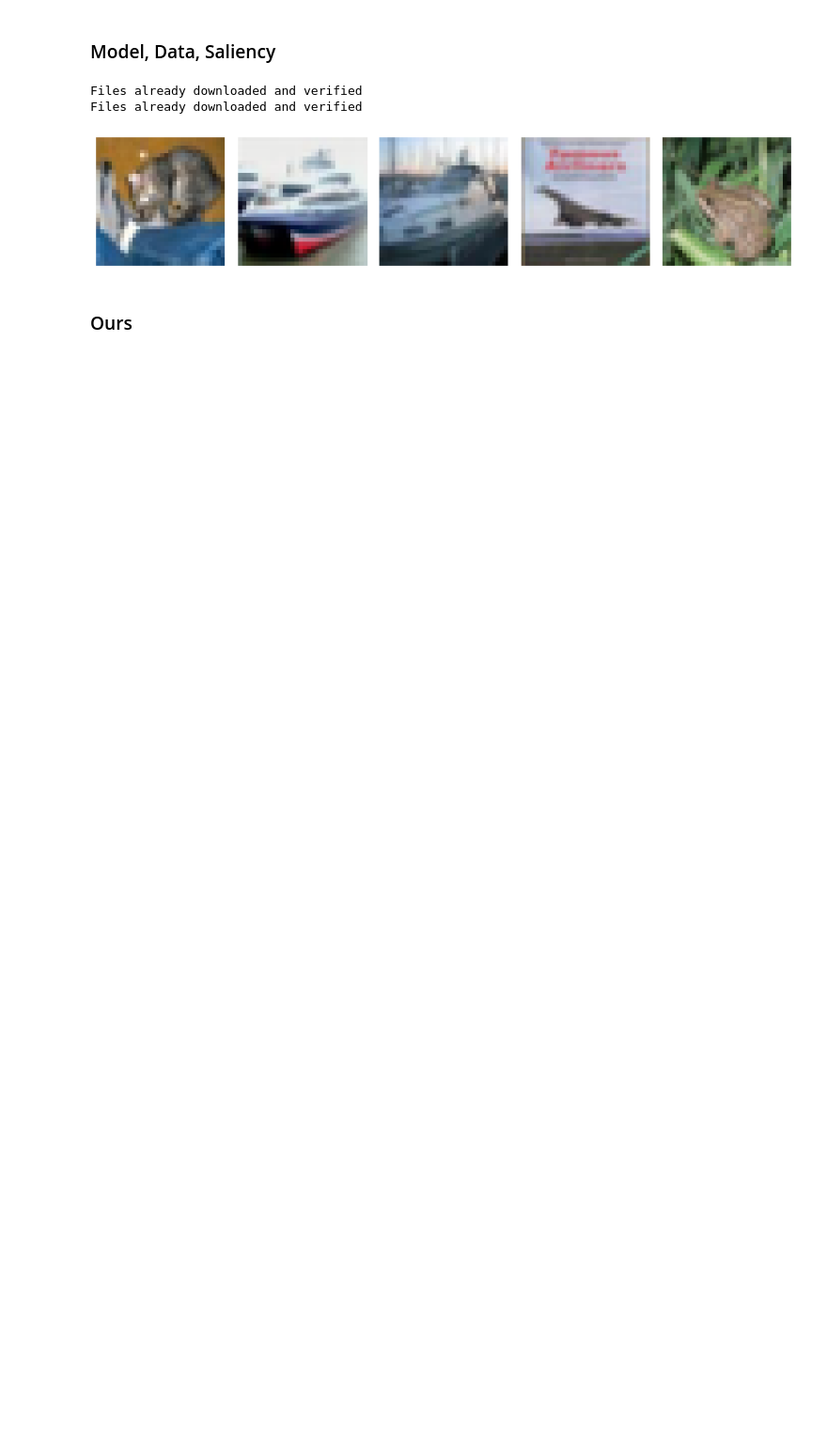
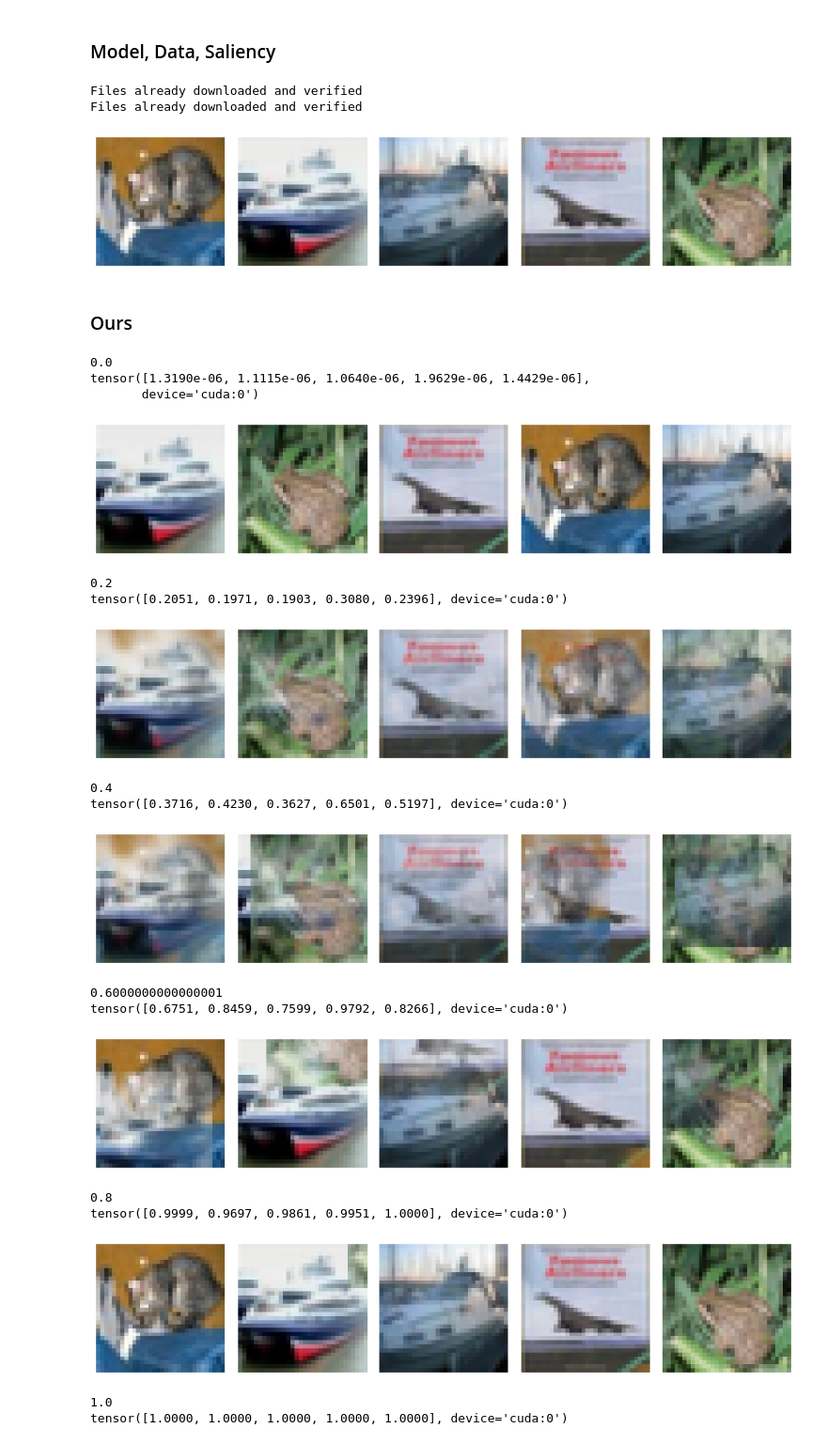
Before and after one commit to averyma/best-mix, a Jupyter notebook: notebook/ours-visualization-cifar10.ipynb, the cells around one changed output. Shown at 94% size. Drawn from its saved outputs; the diff is of its cells as text; code cells hidden in the pictures; blank space fills up the shorter version.

```diff
--- a/notebook/ours-visualization-cifar10.ipynb
+++ b/notebook/ours-visualization-cifar10.ipynb
@@ -144,14 +147,33 @@ normalized_grad = grad/grad.sum(dim=[1,2],keepdim=True).detach()
 # %%
 from utils_mixup import gradmix_v2_improved_v4_1
 
-for _alpha in np.linspace(0,1,11):
+for _alpha in np.linspace(0,1,6):
     print(_alpha)
     _sigma = 1.0
 #     _alpha = 0.7
     blurr = torchvision.transforms.GaussianBlur(5, sigma=(_sigma, _sigma))
 
     grad = blurr(input_var.grad.detach().abs().mean(dim=1)).squeeze()
 
     mixed_x, mixed_y, mixed_lam = gradmix_v2_improved_v4_1(input_sp.cuda(), targets.cuda(), grad.unsqueeze(1).cuda(), alpha = _alpha, normalization = 'standard', debug=True, rand_pos = 1)
     print(mixed_lam[0])
     print_fig(mixed_x.cpu() * std_torch + mean_torch)
+# %% [output]
+0.0
+tensor([1.3190e-06, 1.1115e-06, 1.0640e-06, 1.9629e-06, 1.4429e-06],
+       device='cuda:0')
+[figure, added]
+0.2
+tensor([0.2051, 0.1971, 0.1903, 0.3080, 0.2396], device='cuda:0')
+[figure, added]
+0.4
+tensor([0.3716, 0.4230, 0.3627, 0.6501, 0.5197], device='cuda:0')
+[figure, added]
+0.6000000000000001
+tensor([0.6751, 0.8459, 0.7599, 0.9792, 0.8266], device='cuda:0')
+[figure, added]
+0.8
+tensor([0.9999, 0.9697, 0.9861, 0.9951, 1.0000], device='cuda:0')
+[figure, added]
+1.0
+tensor([1.0000, 1.0000, 1.0000, 1.0000, 1.0000], device='cuda:0')
```
Also changed, not shown: parts of 4 cells of this notebook, 4 other files.
